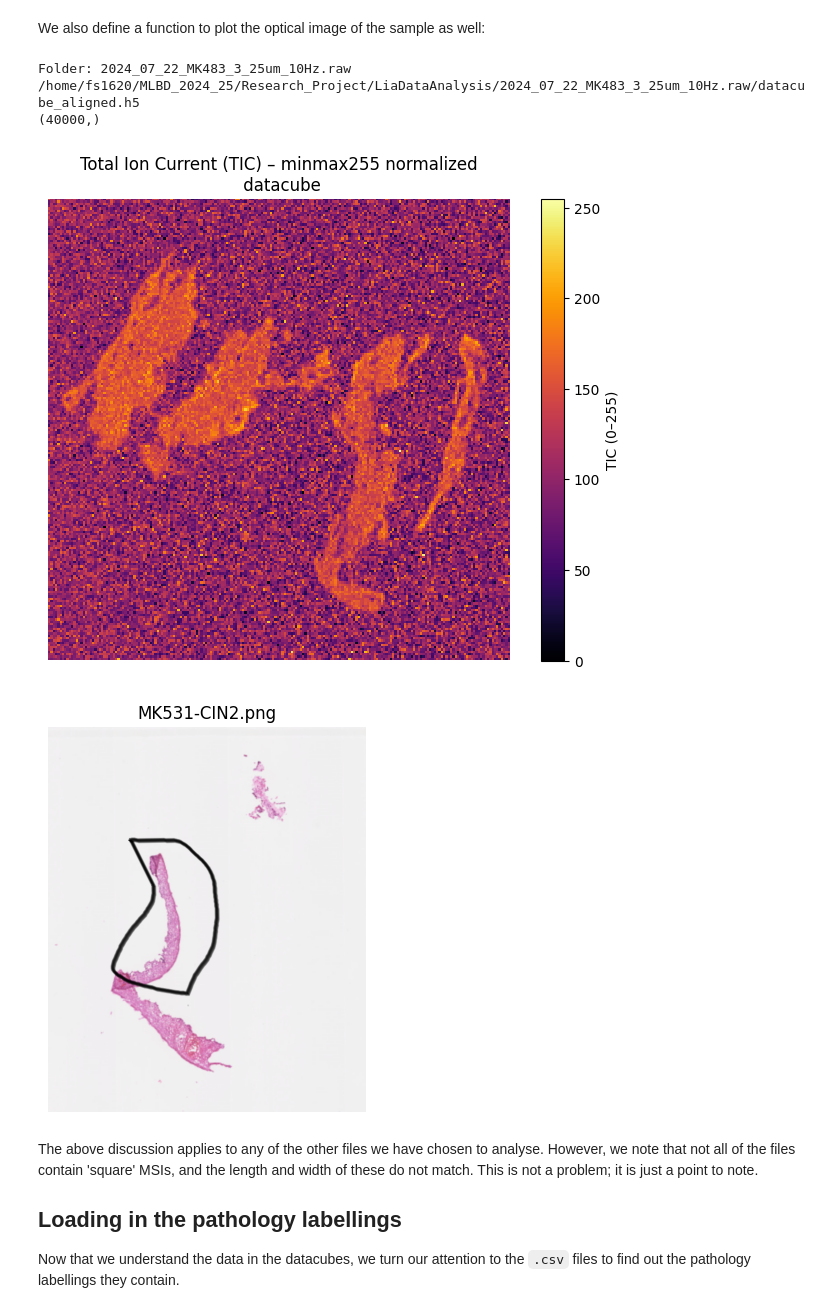
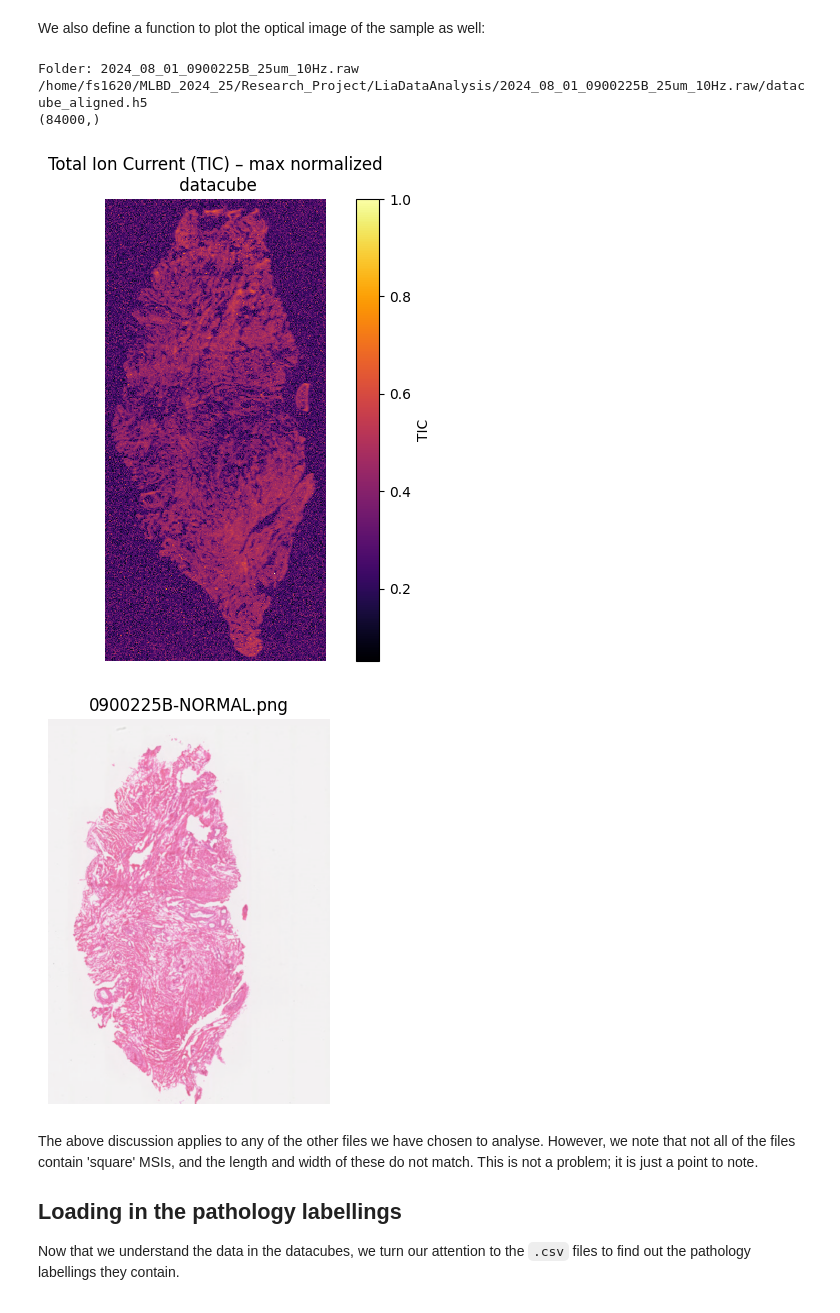
Before and after one commit to farhansharif75/ML_Metabolomics, a Jupyter notebook: DataLoading&Viz_LiasData.ipynb, the cells around one changed output. Cells and saved outputs as stored; diff of their text form; code cells hidden in the pictures.

```diff
--- a/DataLoading&Viz_LiasData.ipynb
+++ b/DataLoading&Viz_LiasData.ipynb
@@ -41,7 +41,7 @@ def list_folders_excluding(exclude_names=(), base_path=None):
     return [f.name for f in path.iterdir() if f.is_dir() and f.name not in exclude_names]
 # %%
 # Exclude unwanted folders and list relevant ones
-folders = list_folders_excluding(exclude_names=('.ipynb_checkpoints'))
+folders = list_folders_excluding(exclude_names=('.ipynb_checkpoints', 'Annotations', 'PreppedData', '.git'))
 print(f'Number of folders: {len(folders)}')
 print('Folder names:')
 for folder in folders:
@@ -243,12 +243,13 @@ def plot_tic(datacube_path, method='max', signal_threshold=1e6, verbose=True, pl
     tic_image = tic_norm.reshape(height, width, order = 'F')
     if plot:
         plt.figure(figsize=(8, 6))
-        plt.imshow(tic_image, cmap='inferno', interpolation='nearest')
+        plt.imshow(tic_image.T, cmap='inferno', interpolation='nearest')
         plt.gca().invert_yaxis()
         plt.colorbar(label='TIC' if method != 'minmax255' else 'TIC (0–255)')
         plt.title(f'Total Ion Current (TIC) – {method} normalized\n {datacube_path.stem}')
         plt.axis('off')
         plt.show()
+        plt.close()
 
     if save:
         output_dir = datacube_path.parent
@@ -307,20 +309,19 @@ def plot_optical_images(base_path='.', folder_name=None, filename=None, save = T
 # %%
-sample_plot = 0
-sample_plot_2 = 4
+sample_plot, sample_plot_2 = (3, 3)
 print('Folder:', folders[sample_plot])
 # Path to aligned datacube (adjust as necessary)
 print(file_paths_aligned[sample_plot])
 datacube_path = file_paths_unaligned[sample_plot]
 
 # Call the function to plot normalised TIC
-plot_tic(datacube_path, method = 'minmax255', save = False)
+plot_tic(datacube_path, method = 'max', save = False)
 plot_optical_images(folder_name = folders[sample_plot_2])
 # %% [output]
-Folder: 2024_07_22_MK483_3_25um_10Hz.raw
-/home/fs1620/MLBD_2024_25/Research_Project/LiaDataAnalysis/2024_07_22_MK483_3_25um_10Hz.raw/datacube_aligned.h5
-(40000,)
+Folder: 2024_08_01_0900225B_25um_10Hz.raw
+/home/fs1620/MLBD_2024_25/Research_Project/LiaDataAnalysis/2024_08_01_0900225B_25um_10Hz.raw/datacube_aligned.h5
+(84000,)
-[figure, old version]
+[figure, new version]
-[figure, old version]
+[figure, new version]
 # %% [markdown]
 The above discussion applies to any of the other files we have chosen to analyse. However, we note that not all of the files contain 'square' MSIs, and the length and width of these do not match. This is not a problem; it is just a point to note.
 
```
Also changed, not shown: parts of 8 cells of this notebook, 2 other files.
